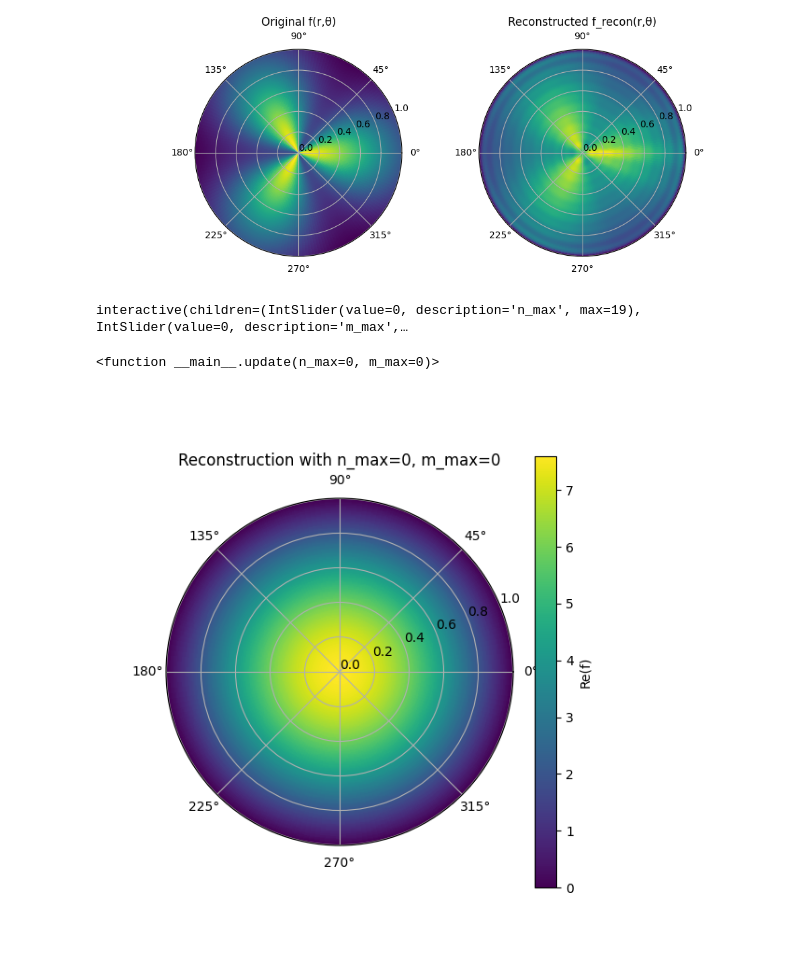
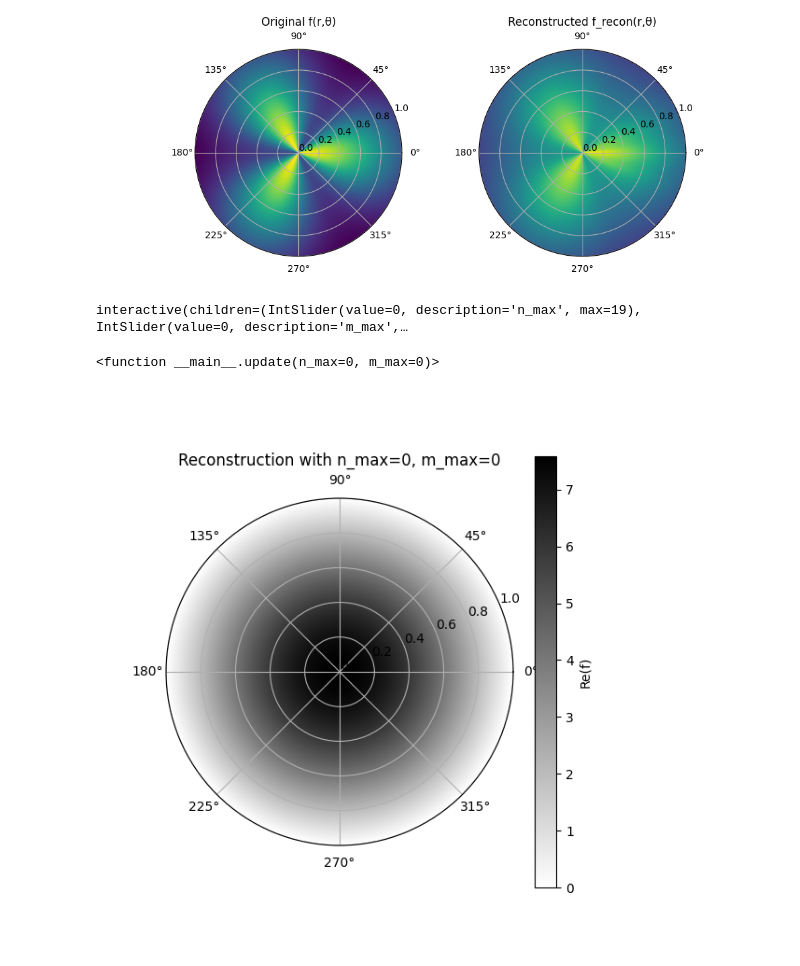
Before and after one commit to andrew-koren/IIT-Physics-Grad, a Jupyter notebook: 25_FS/Phys501/bessel_bessel.ipynb, the cells around one changed output. Cells and saved outputs as stored; diff of their text form; code cells hidden in the pictures.

```diff
--- a/25_FS/Phys501/bessel_bessel.ipynb
+++ b/25_FS/Phys501/bessel_bessel.ipynb
@@ -114,8 +139,8 @@ def test_func(r, theta, R):
 # Parameters
 # -------------------------
 R = 1.0
-N_max, M_max = 20, 20
-Nr, Ntheta = 200, 200
+N_max, M_max = 20, 400
+Nr, Ntheta = 400, 400
 
 r = np.linspace(0, R, Nr)
 theta = np.linspace(0, 2*np.pi, Ntheta)
@@ -179,33 +204,33 @@ plt.show()
 # %% [output]
 [figure]
 # %%
-plt.close()
+plt.close('all')
 
 # -------------------------
 # Polar plot setup
 # -------------------------
 fig, ax = plt.subplots(figsize=(6,6), subplot_kw={'projection':'polar'})
-c = ax.pcolormesh(tt, rr, np.real(f_true), shading='auto', cmap='viridis')
+c = ax.pcolormesh(tt, rr, np.real(f_true), shading='auto', cmap='binary')
 ax.set_title("Fourier-Bessel Reconstruction (Polar)")
 fig.colorbar(c, ax=ax, label='Re(f)')
 
 # -------------------------
 # Slider update function
 # -------------------------
 def update(n_max=0, m_max=0):
     f_recon = recon_partial(n_max, m_max)
     # Use magnitude to avoid negative/oscillation extremes
     data_to_plot = np.abs(f_recon)
     c.set_array(data_to_plot.ravel())
     # Update color limits dynamically
     c.set_clim(0, np.max(data_to_plot))
     ax.set_title(f'Reconstruction with n_max={n_max}, m_max={m_max}')
     fig.canvas.draw_idle()
 
 interact(update,
          n_max=IntSlider(min=0,max=N_max-1,value=0, description='n_max'),
          m_max=IntSlider(min=0,max=M_max-1,value=0, description='m_max'))
 # %% [output]
 interactive(children=(IntSlider(value=0, description='n_max', max=19), IntSlider(value=0, description='m_max',…
 <function __main__.update(n_max=0, m_max=0)>
-[figure, old version]
+[figure, new version]
```
Also changed, not shown: parts of 9 cells of this notebook, 3 other files.
